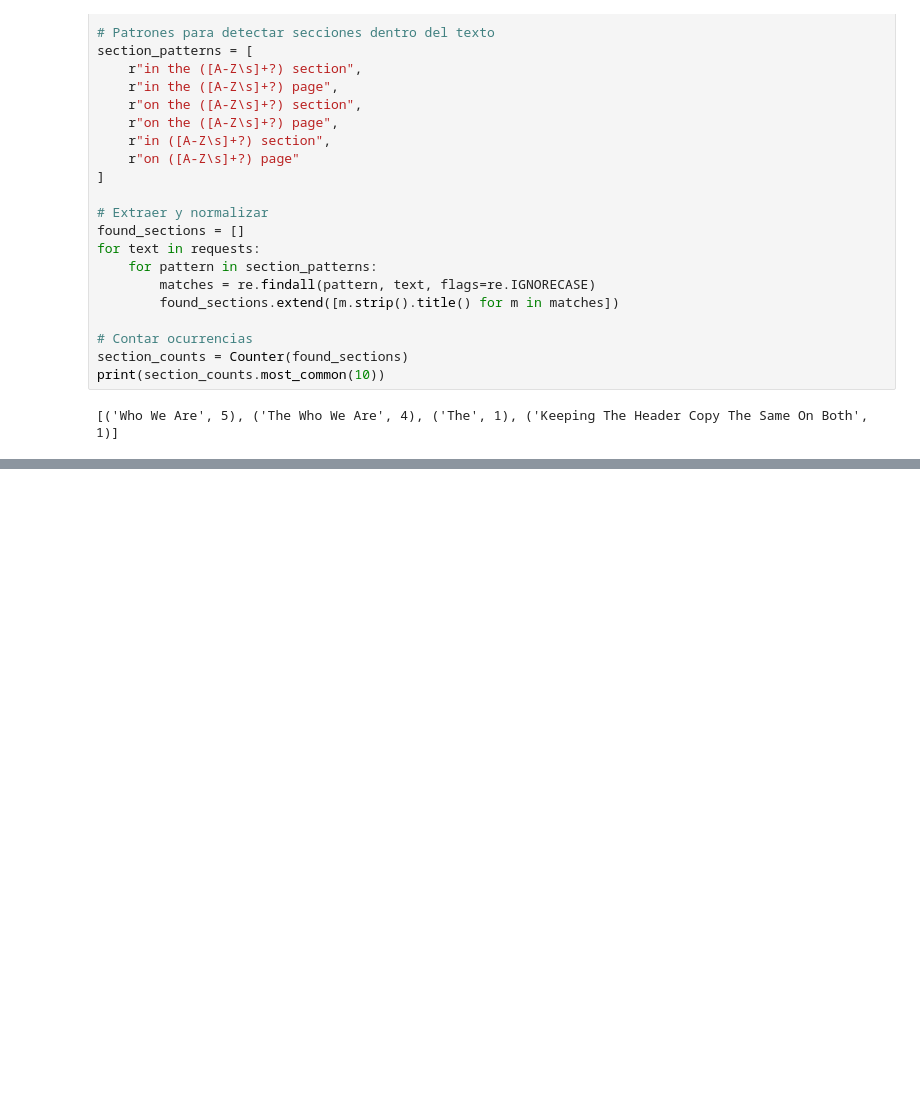
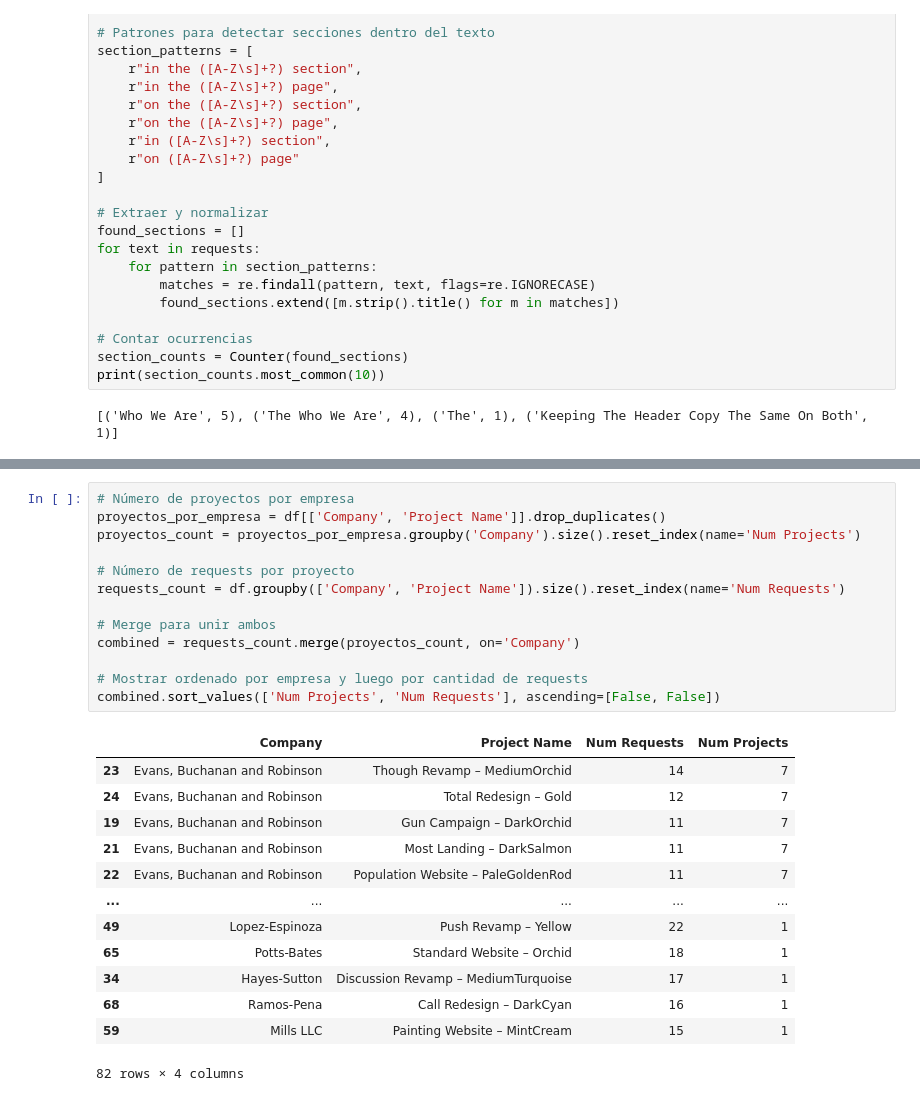
Before and after one commit to crdalila/Terra_Vista, a Jupyter notebook: synthetic_data/Desafio2.ipynb, the cells around one changed output, grey strips where cells are left out. Saved outputs shown, nothing was run; the diff lists cells and outputs as text; blank space fills up the shorter version.

```diff
--- a/synthetic_data/Desafio2.ipynb
+++ b/synthetic_data/Desafio2.ipynb
@@ -180,0 +236,27 @@ df
+# %%
+# Número de proyectos por empresa
+proyectos_por_empresa = df[['Company', 'Project Name']].drop_duplicates()
+proyectos_count = proyectos_por_empresa.groupby('Company').size().reset_index(name='Num Projects')
+
+# Número de requests por proyecto
+requests_count = df.groupby(['Company', 'Project Name']).size().reset_index(name='Num Requests')
+
+# Merge para unir ambos
+combined = requests_count.merge(proyectos_count, on='Company')
+
+# Mostrar ordenado por empresa y luego por cantidad de requests
+combined.sort_values(['Num Projects', 'Num Requests'], ascending=[False, False])
+# %% [output]
+|  | Company | Project Name | Num Requests | Num Projects |
+| 23 | Evans, Buchanan and Robinson | Though Revamp – MediumOrchid | 14 | 7 |
+| 24 | Evans, Buchanan and Robinson | Total Redesign – Gold | 12 | 7 |
+| 19 | Evans, Buchanan and Robinson | Gun Campaign – DarkOrchid | 11 | 7 |
+| 21 | Evans, Buchanan and Robinson | Most Landing – DarkSalmon | 11 | 7 |
+| 22 | Evans, Buchanan and Robinson | Population Website – PaleGoldenRod | 11 | 7 |
+| ... | ... | ... | ... | ... |
+| 49 | Lopez-Espinoza | Push Revamp – Yellow | 22 | 1 |
+| 65 | Potts-Bates | Standard Website – Orchid | 18 | 1 |
+| 34 | Hayes-Sutton | Discussion Revamp – MediumTurquoise | 17 | 1 |
+| 68 | Ramos-Pena | Call Redesign – DarkCyan | 16 | 1 |
+| 59 | Mills LLC | Painting Website – MintCream | 15 | 1 |
+82 rows × 4 columns
```
Also changed, not shown: parts of 4 cells of this notebook, 2 other files.
